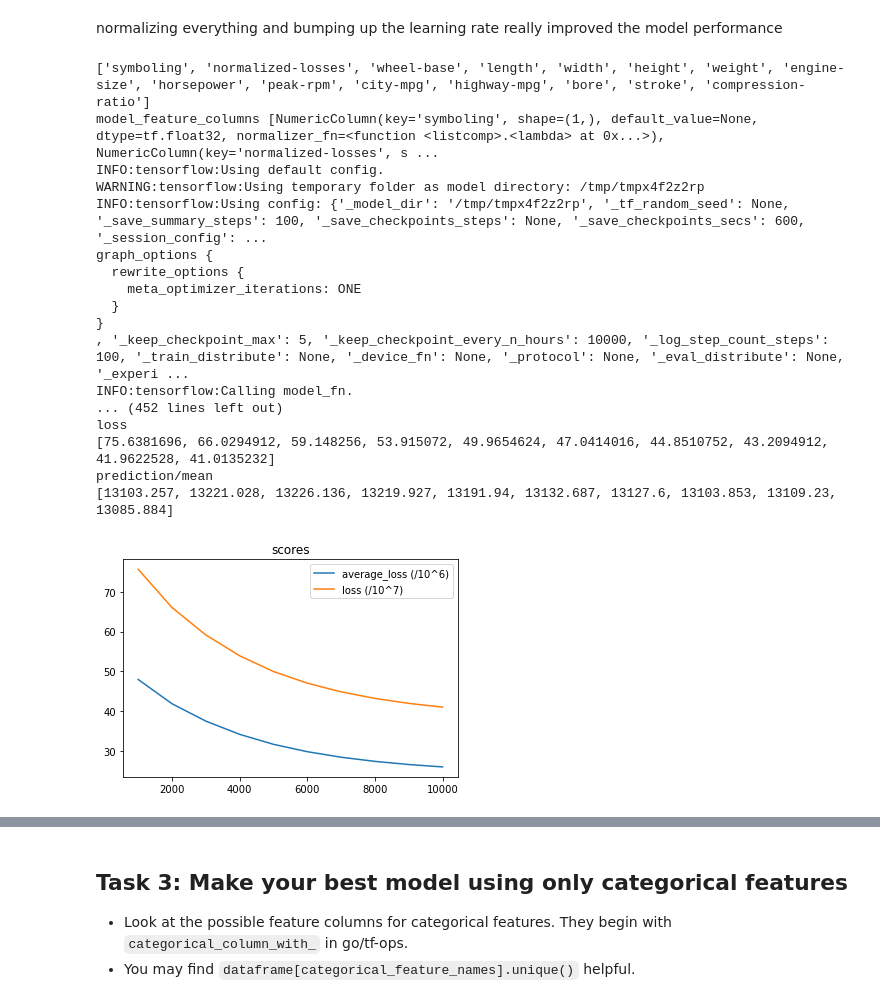
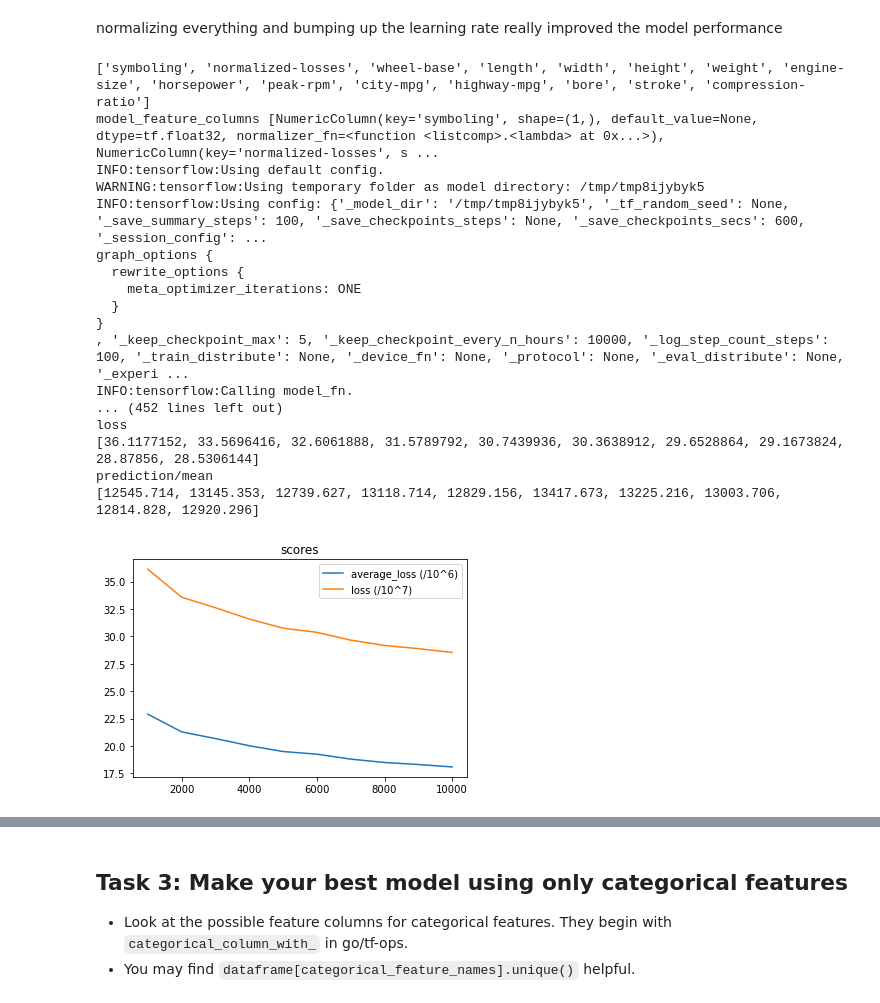
Before and after one commit to IanEdington/learn, a Jupyter notebook: machine-learning/ggl-mlcc/intro_to_modeling.ipynb, the cells around one changed output, grey strips where cells are left out. Drawn from its saved outputs; the diff is of its cells as text; code cells hidden in the pictures.

```diff
--- a/machine-learning/ggl-mlcc/intro_to_modeling.ipynb
+++ b/machine-learning/ggl-mlcc/intro_to_modeling.ipynb
@@ -1902,7 +1902,7 @@ print('model_feature_columns', model_feature_columns)
 est = tf.estimator.DNNRegressor(
     feature_columns=model_feature_columns,
     hidden_units=[64],
-    optimizer=tf.train.AdagradOptimizer(learning_rate=0.01),
+    optimizer=tf.train.AdagradOptimizer(learning_rate=0.1),
   )
 
 # TRAIN
@@ -1910,38 +1910,38 @@ num_print_statements = 10
 num_training_steps = 10000
 all_scores = []
 for _ in range(num_print_statements):
   est.train(train_input_fn, steps=num_training_steps // num_print_statements)
   scores = est.evaluate(eval_input_fn)
 
   # The `scores` dictionary has several metrics automatically generated by the
   # canned Estimator.
   # `average_loss` is the average loss for an individual example.
   # `loss` is the summed loss for the batch.
   # In addition to these scalar losses, you may find the visualization functions
   # in the next cell helpful for debugging model quality.
   print('scores', scores)
   all_scores.append(scores)
 
 make_score_plot(all_scores)
 # %% [output]
 ['symboling', 'normalized-losses', 'wheel-base', 'length', 'width', 'height', 'weight', 'engine-size', 'horsepower', 'peak-rpm', 'city-mpg', 'highway-mpg', 'bore', 'stroke', 'compression-ratio']
 model_feature_columns [NumericColumn(key='symboling', shape=(1,), default_value=None, dtype=tf.float32, normalizer_fn=<function <listcomp>.<lambda> at 0x...>), NumericColumn(key='normalized-losses', s ...
 INFO:tensorflow:Using default config.
-WARNING:tensorflow:Using temporary folder as model directory: /tmp/tmpx4f2z2rp
-INFO:tensorflow:Using config: {'_model_dir': '/tmp/tmpx4f2z2rp', '_tf_random_seed': None, '_save_summary_steps': 100, '_save_checkpoints_steps': None, '_save_checkpoints_secs': 600, '_session_config': ...
+WARNING:tensorflow:Using temporary folder as model directory: /tmp/tmp8ijybyk5
+INFO:tensorflow:Using config: {'_model_dir': '/tmp/tmp8ijybyk5', '_tf_random_seed': None, '_save_summary_steps': 100, '_save_checkpoints_steps': None, '_save_checkpoints_secs': 600, '_session_config': ...
 graph_options {
   rewrite_options {
     meta_optimizer_iterations: ONE
   }
 }
 , '_keep_checkpoint_max': 5, '_keep_checkpoint_every_n_hours': 10000, '_log_step_count_steps': 100, '_train_distribute': None, '_device_fn': None, '_protocol': None, '_eval_distribute': None, '_experi ...
 INFO:tensorflow:Calling model_fn.
 ... (452 lines left out)
 loss
-[75.6381696, 66.0294912, 59.148256, 53.915072, 49.9654624, 47.0414016, 44.8510752, 43.2094912, 41.9622528, 41.0135232]
+[36.1177152, 33.5696416, 32.6061888, 31.5789792, 30.7439936, 30.3638912, 29.6528864, 29.1673824, 28.87856, 28.5306144]
 prediction/mean
-[13103.257, 13221.028, 13226.136, 13219.927, 13191.94, 13132.687, 13127.6, 13103.853, 13109.23, 13085.884]
+[12545.714, 13145.353, 12739.627, 13118.714, 12829.156, 13417.673, 13225.216, 13003.706, 12814.828, 12920.296]
-[figure, old version]
+[figure, new version]
 # %%
 scatter_plot_inference_grid(est, x_df, numeric_feature_names)
 # %% [output]
```
Also changed, not shown: parts of 55 cells of this notebook.
